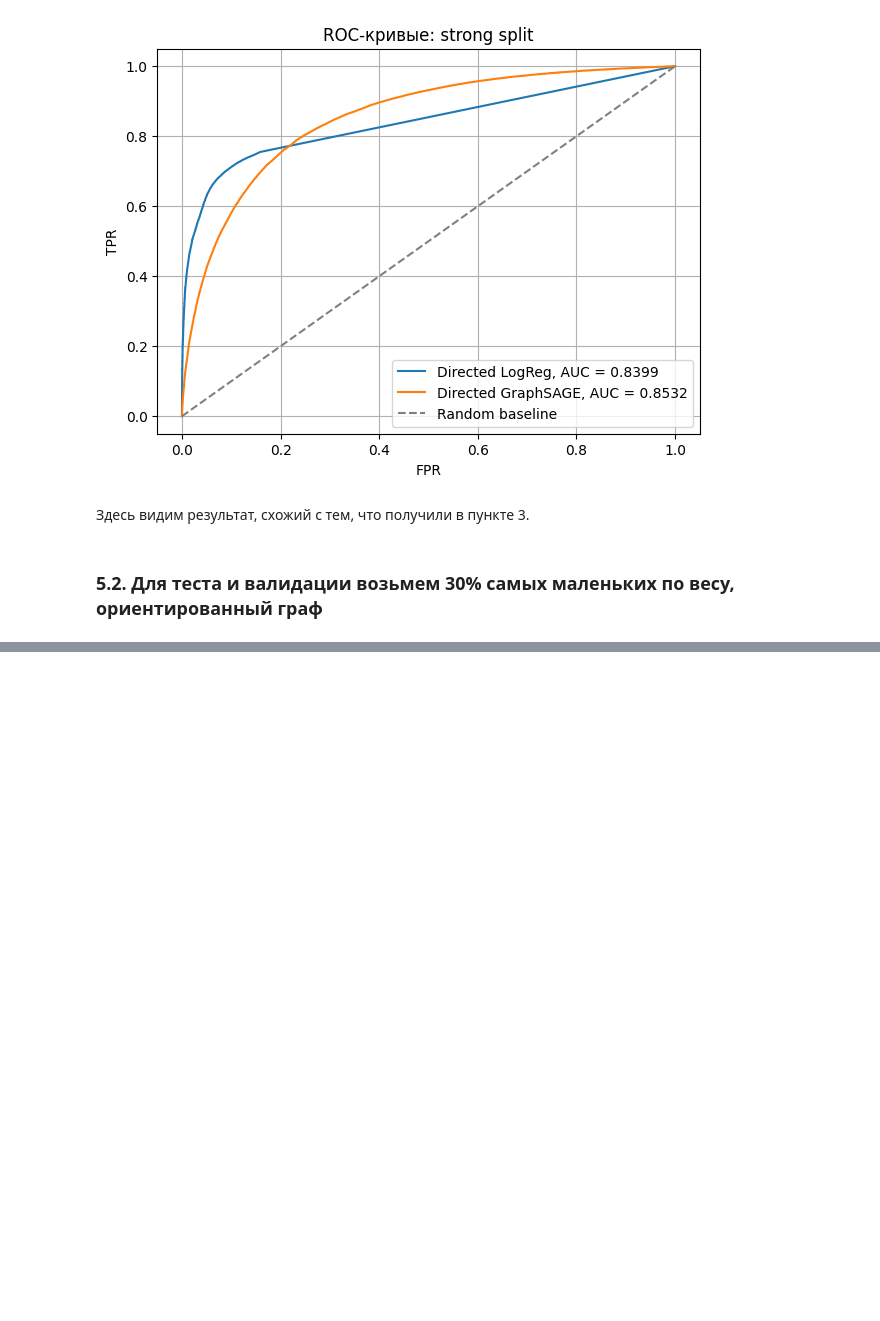
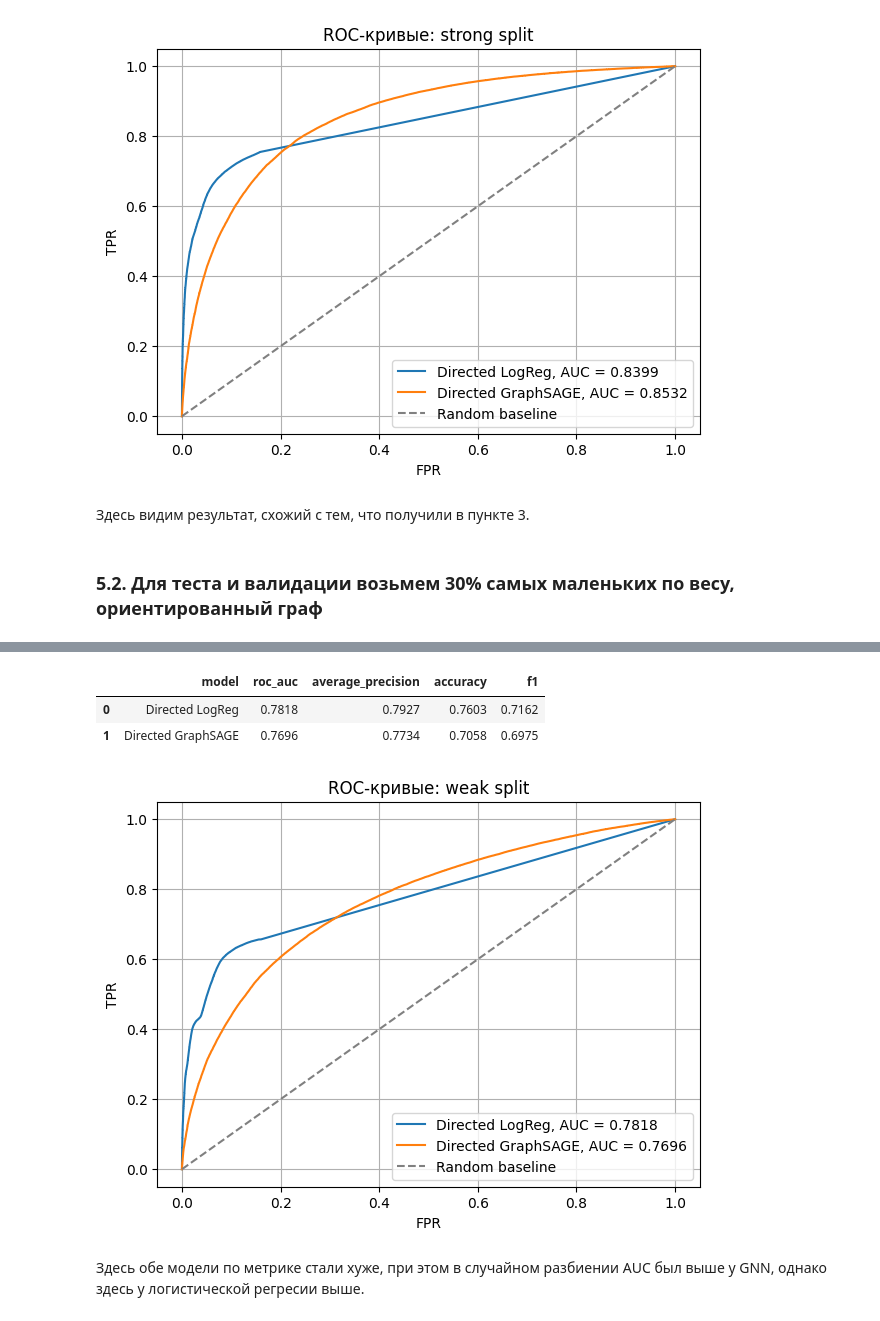
Before and after one commit to AlexeyEmelyan0v/link_prediction_gnn_1, a Jupyter notebook: link_prediction_gnn_1.ipynb, the cells around one changed output, grey strips where cells are left out. Cells and saved outputs as stored; diff of their text form; code cells hidden in the pictures; blank space fills up the shorter version.

Commit message:
5.2. Weak split for directed graph

```diff
--- a/link_prediction_gnn_1.ipynb
+++ b/link_prediction_gnn_1.ipynb
@@ -2291,0 +2714,21 @@ plt.show()
+# %%
+directed_gnn_model_weak.eval()
+
+with torch.no_grad():
+    test_logits = directed_gnn_model_weak(weak_directed_data.edge_index, test_edge_index)
+    directed_gnn_scores_weak = torch.sigmoid(test_logits).detach().cpu().numpy()
+
+directed_gnn_pred_weak = (directed_gnn_scores_weak >= 0.5).astype(int)
+
+directed_gnn_roc_auc_weak = roc_auc_score(test_labels, directed_gnn_scores_weak)
+directed_gnn_avg_precision_weak = average_precision_score(test_labels, directed_gnn_scores_weak)
+directed_gnn_accuracy_weak = accuracy_score(test_labels, directed_gnn_pred_weak)
+directed_gnn_f1_weak = f1_score(test_labels, directed_gnn_pred_weak)
+
+print(f"Best validation epoch: {best_epoch}")
+print(f"Best validation ROC-AUC: {best_val_auc:.4f}")
+print(f"Best validation Average Precision: {best_val_ap:.4f}")
+print(f"Directed GNN Test ROC-AUC: {directed_gnn_roc_auc_weak:.4f}")
+print(f"Directed GNN Test Average Precision: {directed_gnn_avg_precision_weak:.4f}")
+print(f"Directed GNN Test Accuracy: {directed_gnn_accuracy_weak:.4f}")
+print(f"Directed GNN Test F1-score: {directed_gnn_f1_weak:.4f}")
@@ -2291,0 +2743,50 @@ plt.show()
+# %%
+weak_directed_edges_results = pd.DataFrame([
+    {
+        "model": "Directed LogReg",
+        "roc_auc": directed_logreg_roc_auc_weak,
+        "average_precision": directed_logreg_avg_precision_weak,
+        "accuracy": directed_logreg_accuracy_weak,
+        "f1": directed_logreg_f1_weak,
+    },
+    {
+        "model": "Directed GraphSAGE",
+        "roc_auc": directed_gnn_roc_auc_weak,
+        "average_precision": directed_gnn_avg_precision_weak,
+        "accuracy": directed_gnn_accuracy_weak,
+        "f1": directed_gnn_f1_weak,
+    }
+])
+
+weak_directed_edges_results.round(4)
+# %% [output]
+|  | model | roc_auc | average_precision | accuracy | f1 |
+| 0 | Directed LogReg | 0.7818 | 0.7927 | 0.7603 | 0.7162 |
+| 1 | Directed GraphSAGE | 0.7696 | 0.7734 | 0.7058 | 0.6975 |
+# %%
+directed_logreg_fpr_weak, directed_logreg_tpr_weak, _ = roc_curve(test_labels, directed_y_score_weak)
+directed_gnn_fpr_weak, directed_gnn_tpr_weak, _ = roc_curve(test_labels, directed_gnn_scores_weak)
+
+plt.figure(figsize=(7, 5))
+plt.plot(
+    directed_logreg_fpr_weak,
+    directed_logreg_tpr_weak,
+    label=f"Directed LogReg, AUC = {directed_logreg_roc_auc_weak:.4f}"
+)
+plt.plot(
+    directed_gnn_fpr_weak,
+    directed_gnn_tpr_weak,
+    label=f"Directed GraphSAGE, AUC = {directed_gnn_roc_auc_weak:.4f}"
+)
+plt.plot([0, 1], [0, 1], linestyle="--", color="gray", label="Random baseline")
+
+plt.xlabel("FPR")
+plt.ylabel("TPR")
+plt.title("ROC-кривые: weak split")
+plt.legend()
+plt.grid(True)
+plt.show()
+# %% [output]
+[figure, added]
+# %% [markdown]
+Здесь обе модели по метрике стали хуже, при этом в случайном разбиении AUC был выше у GNN, однако здесь у логистической регресии выше.
```
Also changed, not shown: parts of 22 cells of this notebook.
